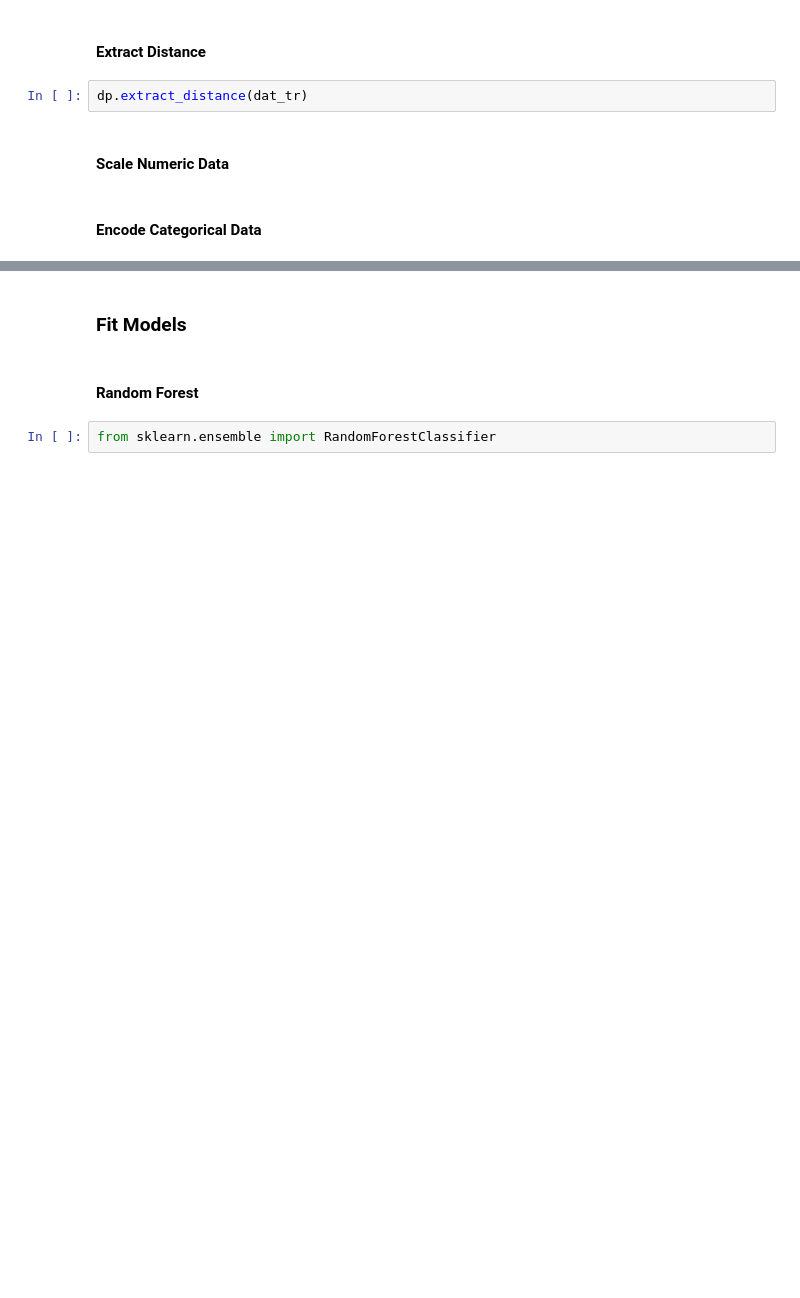
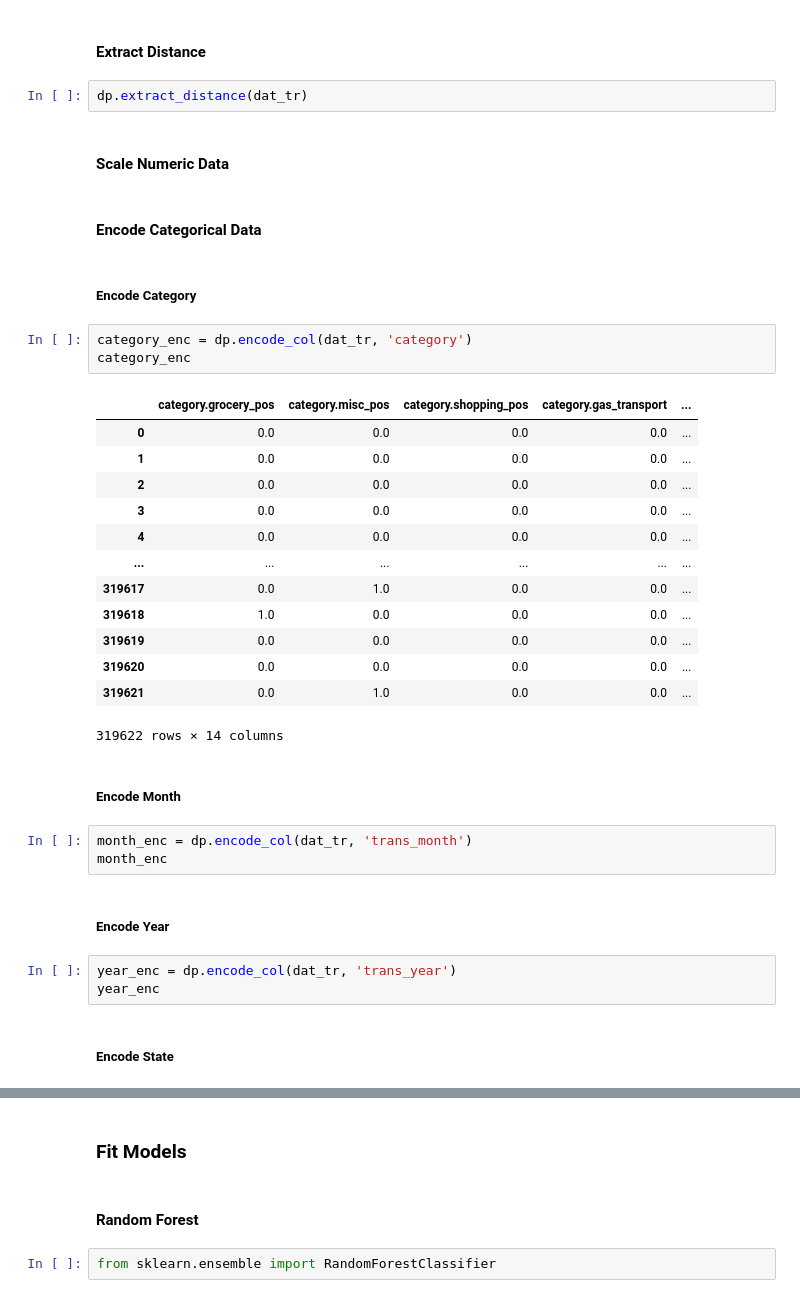
Before and after one commit to anabellafalk/cc_fraud_detection, a Jupyter notebook: model_fitting.ipynb, the cells around one changed output, grey strips where cells are left out. Cells and saved outputs as stored; diff of their text form; blank space fills up the shorter version.

```diff
--- a/model_fitting.ipynb
+++ b/model_fitting.ipynb
@@ -48,3 +48,34 @@ dp.extract_distance(dat_tr)
 #### Scale Numeric Data
 # %% [markdown]
 #### Encode Categorical Data
+# %% [markdown]
+##### Encode Category
+# %%
+category_enc = dp.encode_col(dat_tr, 'category')
+category_enc
+# %% [output]
+|  | category.grocery_pos | category.misc_pos | category.shopping_pos | category.gas_transport | ... |
+| 0 | 0.0 | 0.0 | 0.0 | 0.0 | ... |
+| 1 | 0.0 | 0.0 | 0.0 | 0.0 | ... |
+| 2 | 0.0 | 0.0 | 0.0 | 0.0 | ... |
+| 3 | 0.0 | 0.0 | 0.0 | 0.0 | ... |
+| 4 | 0.0 | 0.0 | 0.0 | 0.0 | ... |
+| ... | ... | ... | ... | ... | ... |
+| 319617 | 0.0 | 1.0 | 0.0 | 0.0 | ... |
+| 319618 | 1.0 | 0.0 | 0.0 | 0.0 | ... |
+| 319619 | 0.0 | 0.0 | 0.0 | 0.0 | ... |
+| 319620 | 0.0 | 0.0 | 0.0 | 0.0 | ... |
+| 319621 | 0.0 | 1.0 | 0.0 | 0.0 | ... |
+319622 rows × 14 columns
+# %% [markdown]
+##### Encode Month
+# %%
+month_enc = dp.encode_col(dat_tr, 'trans_month')
+month_enc
+# %% [markdown]
+##### Encode Year
+# %%
+year_enc = dp.encode_col(dat_tr, 'trans_year')
+year_enc
+# %% [markdown]
+##### Encode State
```
Also changed, not shown: parts of 4 cells of this notebook, 2 other files.
